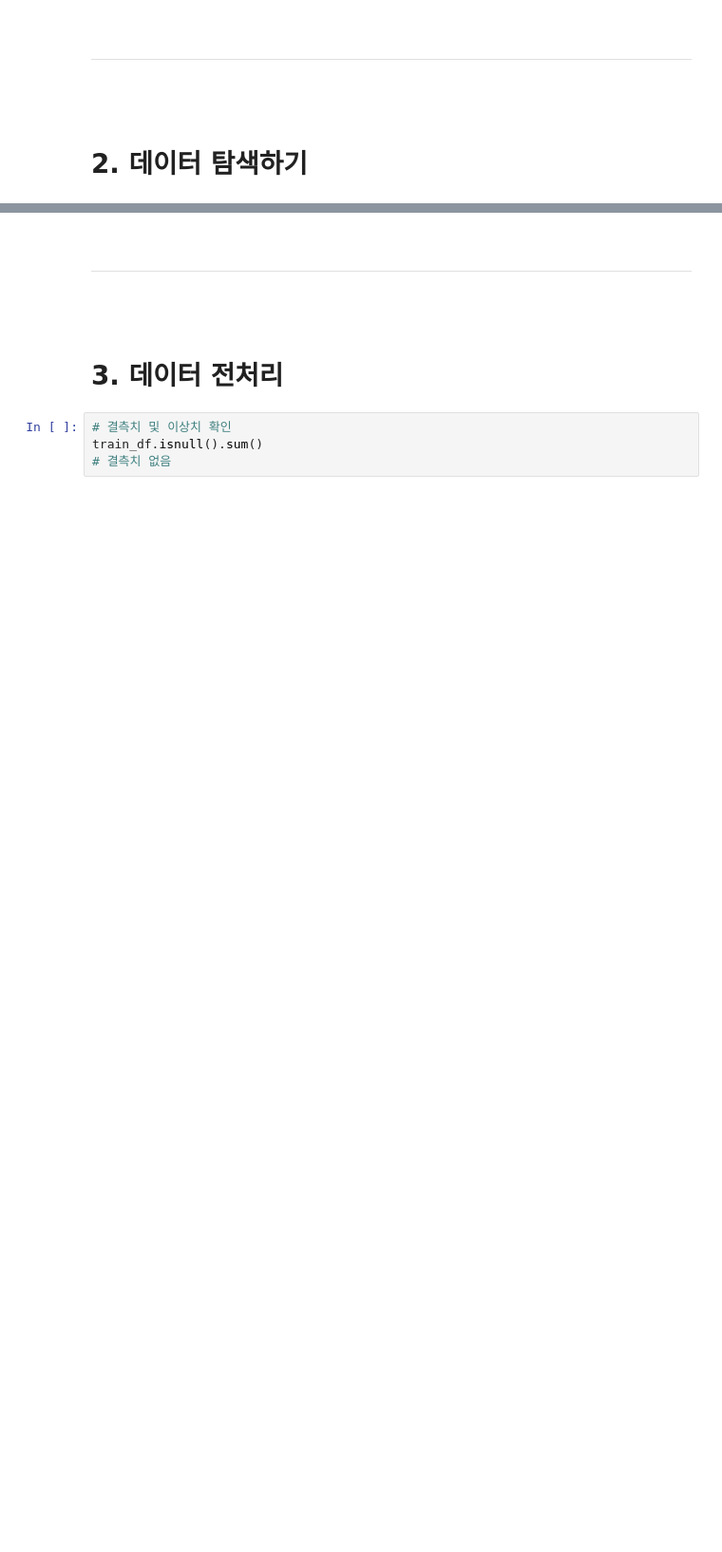
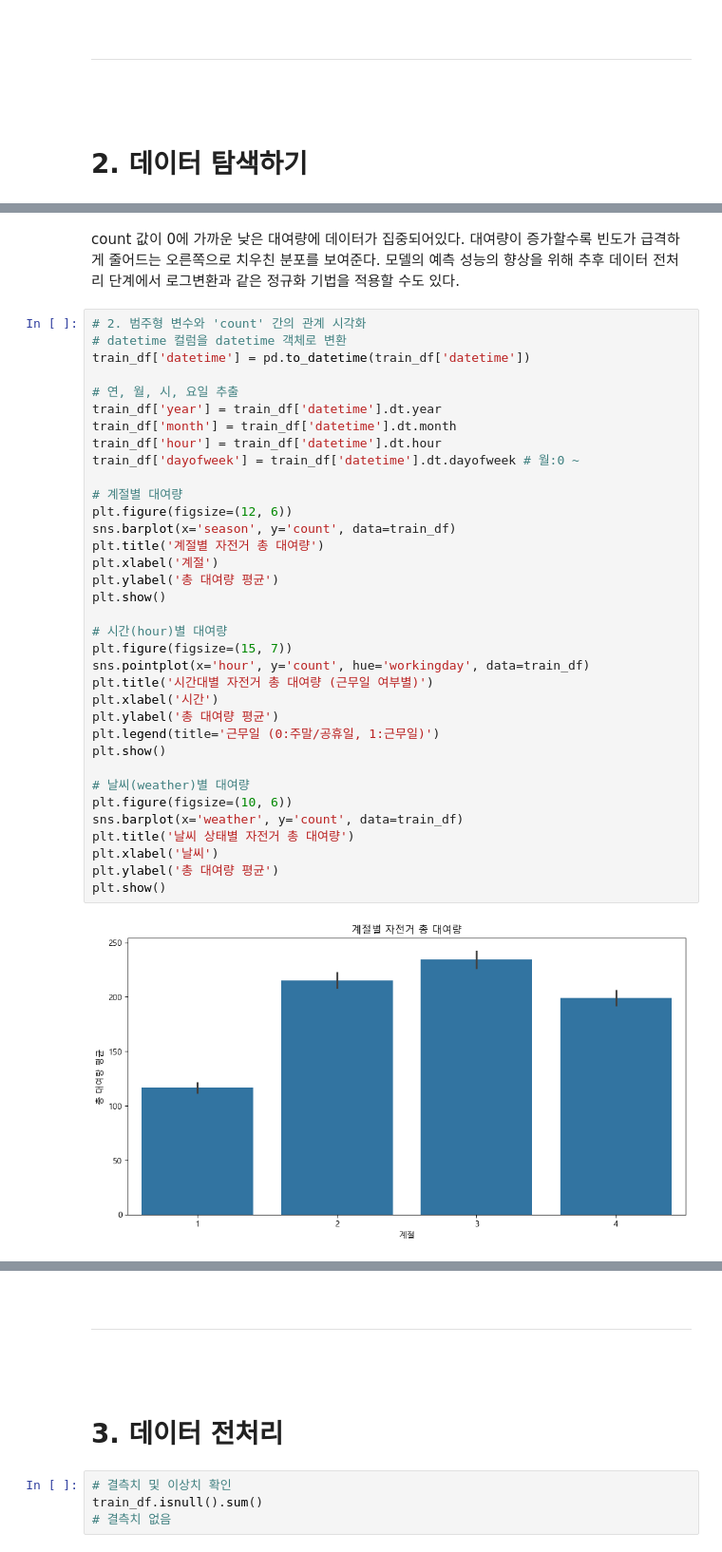
Before and after one commit to 2rlo0/hipython_rep, a Jupyter notebook: 39_bike대여량예측모델.ipynb, the cells around one changed output, grey strips where cells are left out. Shown at 95% size. Cells and saved outputs as stored; diff of their text form; blank space fills up the shorter version.

```diff
--- a/39_bike대여량예측모델.ipynb
+++ b/39_bike대여량예측모델.ipynb
@@ -77,0 +108,41 @@ train_df.describe()
+# %% [markdown]
+count 값이 0에 가까운 낮은 대여량에 데이터가 집중되어있다.
+대여량이 증가할수록 빈도가 급격하게 줄어드는 오른쪽으로 치우친 분포를 보여준다.
+모델의 예측 성능의 향상을 위해 추후 데이터 전처리 단계에서 로그변환과 같은 정규화 기법을 적용할 수도 있다.
+# %%
+# 2. 범주형 변수와 'count' 간의 관계 시각화
+# datetime 컬럼을 datetime 객체로 변환
+train_df['datetime'] = pd.to_datetime(train_df['datetime'])
+
+# 연, 월, 시, 요일 추출
+train_df['year'] = train_df['datetime'].dt.year
+train_df['month'] = train_df['datetime'].dt.month
+train_df['hour'] = train_df['datetime'].dt.hour
+train_df['dayofweek'] = train_df['datetime'].dt.dayofweek # 월:0 ~
+
+# 계절별 대여량
+plt.figure(figsize=(12, 6))
+sns.barplot(x='season', y='count', data=train_df)
+plt.title('계절별 자전거 총 대여량')
+plt.xlabel('계절')
+plt.ylabel('총 대여량 평균')
+plt.show()
+
+# 시간(hour)별 대여량
+plt.figure(figsize=(15, 7))
+sns.pointplot(x='hour', y='count', hue='workingday', data=train_df)
+plt.title('시간대별 자전거 총 대여량 (근무일 여부별)')
+plt.xlabel('시간')
+plt.ylabel('총 대여량 평균')
+plt.legend(title='근무일 (0:주말/공휴일, 1:근무일)')
+plt.show()
+
+# 날씨(weather)별 대여량
+plt.figure(figsize=(10, 6))
+sns.barplot(x='weather', y='count', data=train_df)
+plt.title('날씨 상태별 자전거 총 대여량')
+plt.xlabel('날씨')
+plt.ylabel('총 대여량 평균')
+plt.show()
+# %% [output]
+[figure, added]
```
Also changed, not shown: parts of 40 cells of this notebook, 1 other file.
